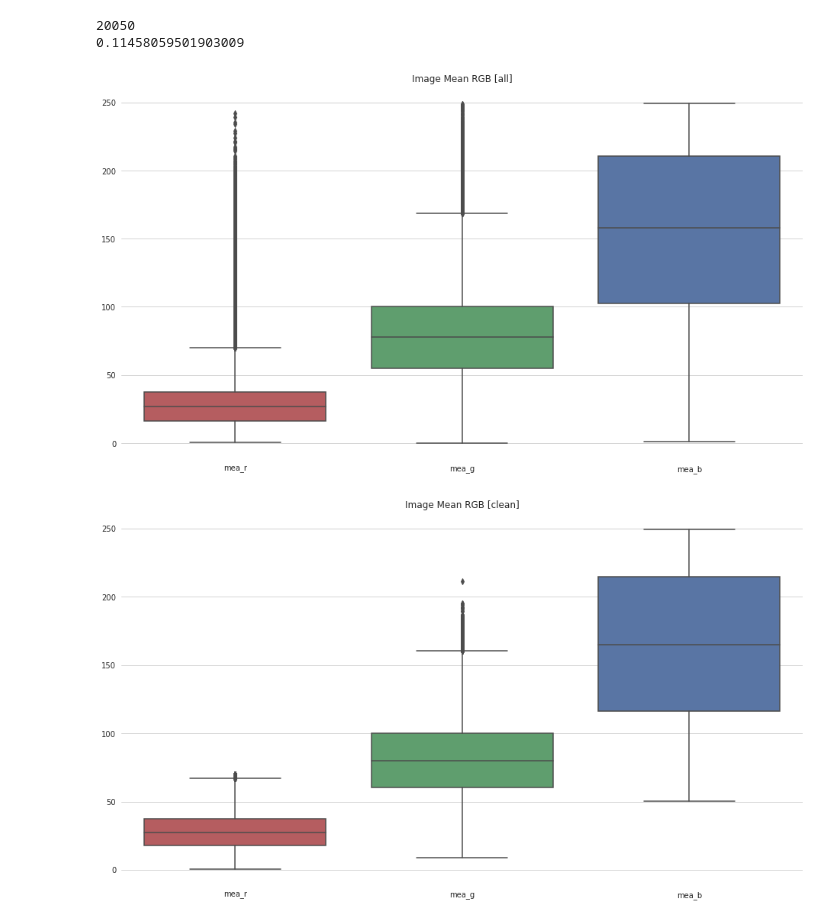
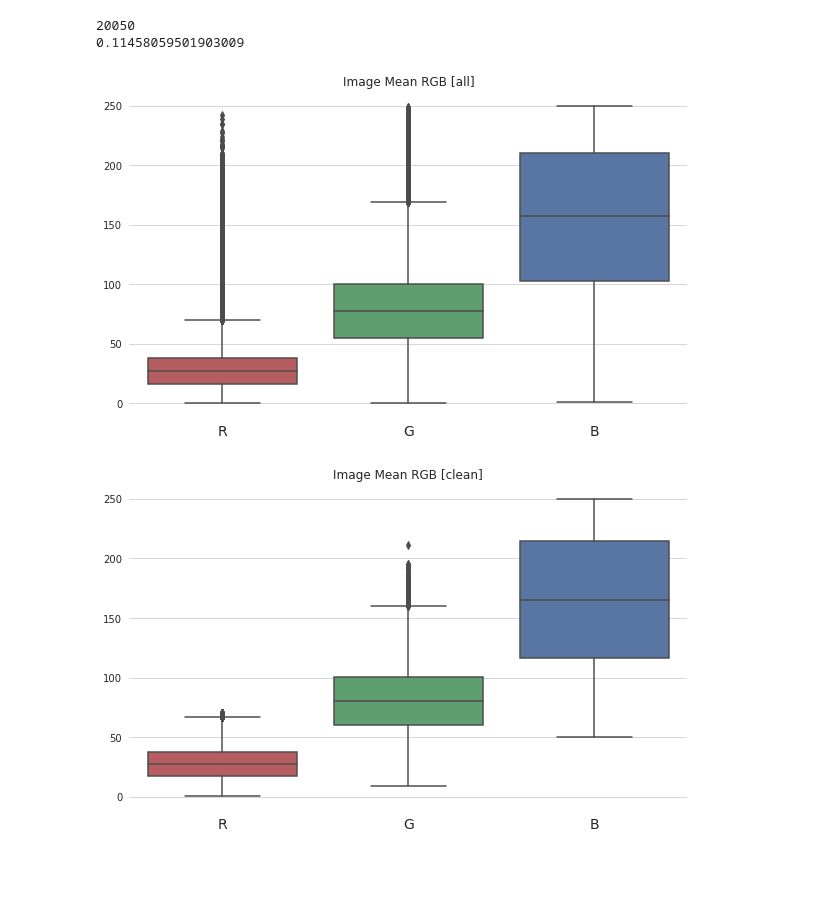
Before and after one commit to migueLib/master_thesis, a Jupyter notebook: notebooks/methods_qc.ipynb, the cells around one changed output. Cells and saved outputs as stored; diff of their text form; code cells hidden in the pictures; blank space fills up the shorter version.

```diff
--- a/notebooks/methods_qc.ipynb
+++ b/notebooks/methods_qc.ipynb
@@ -89,26 +89,28 @@ print(drop.shape[0]/ukbb.shape[0])
 # %%
 pal = sns.color_palette("deep")
 sns.set_palette([pal[3],pal[2],pal[0]])
 sns.set_style("whitegrid")
 
-f, ax = plt.subplots(1, 1, figsize=(16,9))
+f, ax = plt.subplots(1, 1, figsize=(10,6))
 sns.boxplot(data=stats[["mea_r","mea_g","mea_b"]])
 ax.set_title("Image Mean RGB [all]")
+ax.set_xticklabels(["R", "G", "B"], size=14)
 sns.despine(left=True, bottom=True)
 f.savefig(abspath("./out/figures/stats_thr-mean-all.png"))
 f.savefig(abspath("./out/figures/stats_thr-mean-all.svg"))
 # %% [output]
-[figure, old version]
+[figure, new version]
 # %%
-f, ax = plt.subplots(1, 1, figsize=(16,9))
+f, ax = plt.subplots(1, 1, figsize=(10,6))
 
 sns.boxplot(data=keep[["mea_r","mea_g","mea_b"]])
 ax.set_title("Image Mean RGB [clean]")
+ax.set_xticklabels(["R", "G", "B"], size=14)
 sns.despine(left=True, bottom=True)
 f.savefig(abspath("./out/figures/stats_thr-mean-clean.png"))
 f.savefig(abspath("./out/figures/stats_thr-mean-clean.svg"))
 # %% [output]
-[figure, old version]
+[figure, new version]
 # %%
 # Save a copy of the metadata with a quality label added to it
 keep_set = set(keep.file)
```
Also changed, not shown: parts of 2 cells of this notebook, 3 other files.
